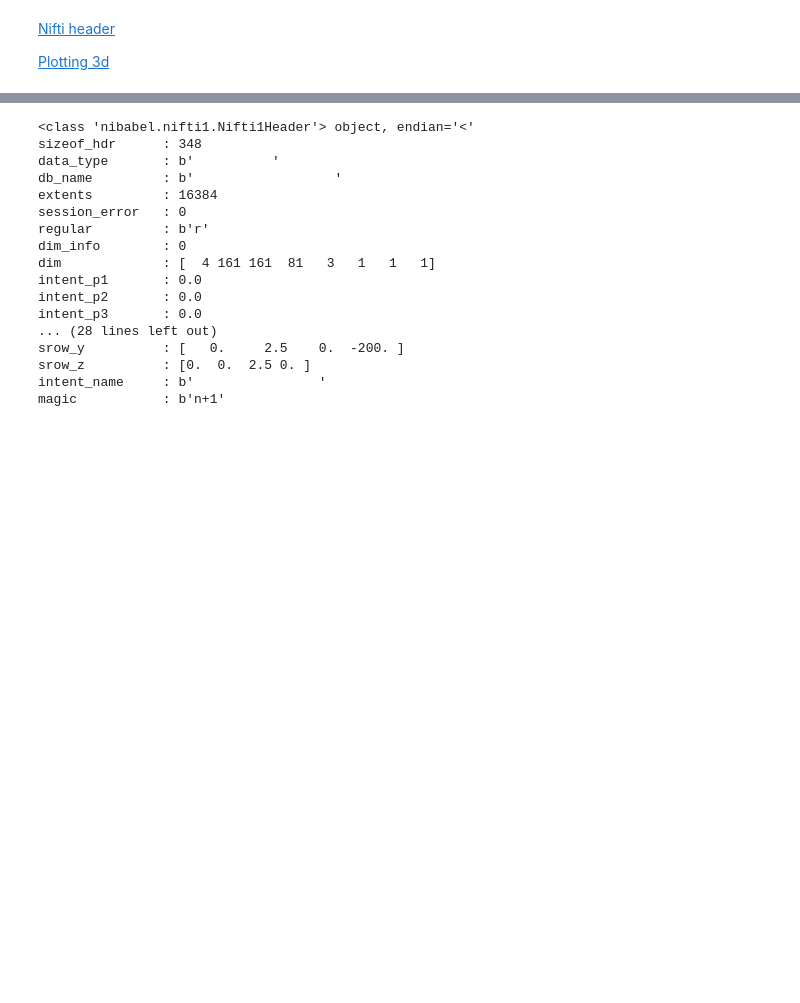
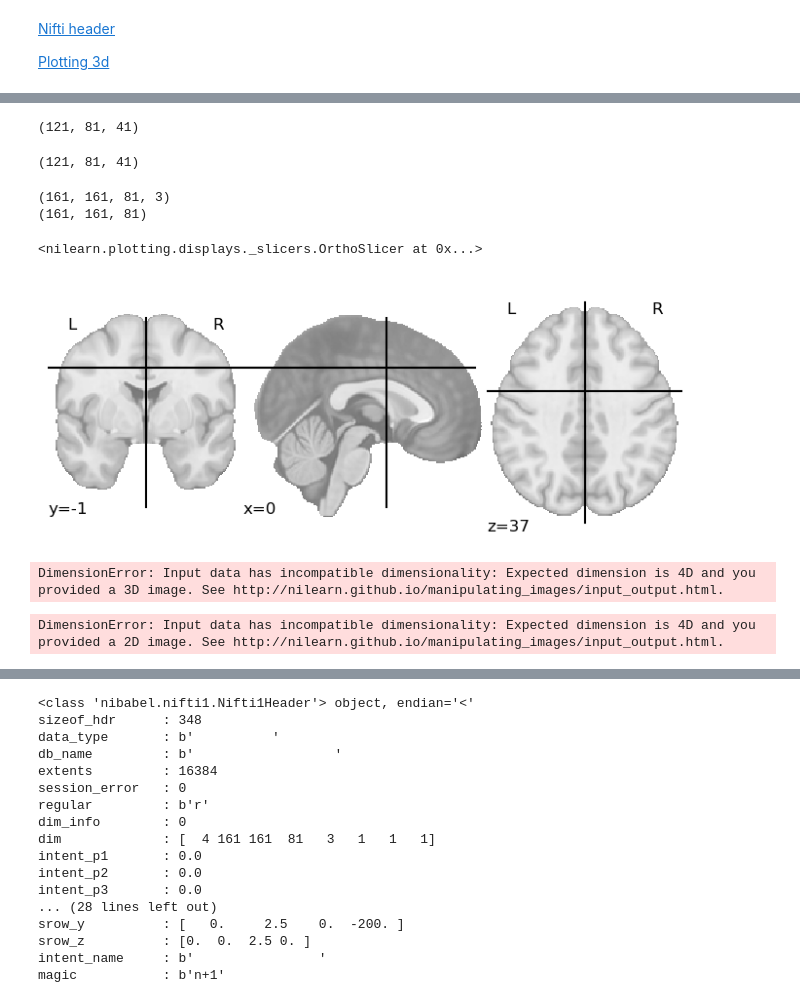
Before and after one commit to Insai/faraday, a Jupyter notebook: NiftiCoilFiles.ipynb, the cells around one changed output, grey strips where cells are left out. Drawn from its saved outputs; the diff is of its cells as text; code cells hidden in the pictures; blank space fills up the shorter version.

```diff
--- a/NiftiCoilFiles.ipynb
+++ b/NiftiCoilFiles.ipynb
@@ -14,0 +240,5 @@ img_25 = nib.load('./ccd-files/Deng_Brain_Stimul_2013/No25_Magstim_Figure8_25mm.
+# %%
+from nilearn import image
+fig8_25 = './ccd-files/Magstim_70mm_Fig8.nii.gz'
+##fig8_25 = image.load_img('./coils/cone-test.nii.gz')
+img = image.load_img('./ccd-files/Deng_Brain_Stimul_2013/No25_Magstim_Figure8_25mm.nii.gz')
@@ -14,0 +282,9 @@ img_25 = nib.load('./ccd-files/Deng_Brain_Stimul_2013/No25_Magstim_Figure8_25mm.
+# %%
+np.shape(B)
+# %% [output]
+(121, 81, 41)
+# %%
+dat = C.get_fdata()
+np.shape(dat)
+# %% [output]
+(121, 81, 41)
@@ -14,0 +293,22 @@ img_25 = nib.load('./ccd-files/Deng_Brain_Stimul_2013/No25_Magstim_Figure8_25mm.
+# %%
+print(np.shape(img))
+print(np.shape(img.slicer[:,:,:,0]))
+# %% [output]
+(161, 161, 81, 3)
+(161, 161, 81)
+# %%
+plotting.plot_stat_map(img.slicer[:,:,:,2])
+# %% [output]
+<nilearn.plotting.displays._slicers.OrthoSlicer at 0x...>
+[figure, added]
+# %%
+first_rsn = image.index_img(fig8_25, 0)
+print(first_rsn.shape)
+# %% [output]
+DimensionError: Input data has incompatible dimensionality: Expected dimension is 4D and you provided a 3D image. See http://nilearn.github.io/manipulating_images/input_output.html.
+# %%
+plotting.plot_stat_map(image.index_img(fig8_25, 0))
+plotting.plot_stat_map(image.index_img(fig8_25, 1))
+plotting.plot_stat_map(image.index_img(fig8_25, 2))
+# %% [output]
+DimensionError: Input data has incompatible dimensionality: Expected dimension is 4D and you provided a 2D image. See http://nilearn.github.io/manipulating_images/input_output.html.
```
Also changed, not shown: parts of 62 cells of this notebook, 1 other file.
